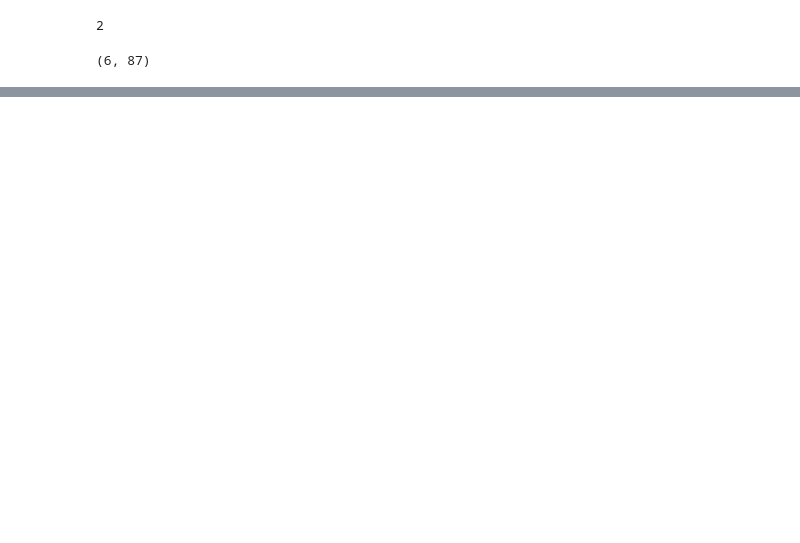
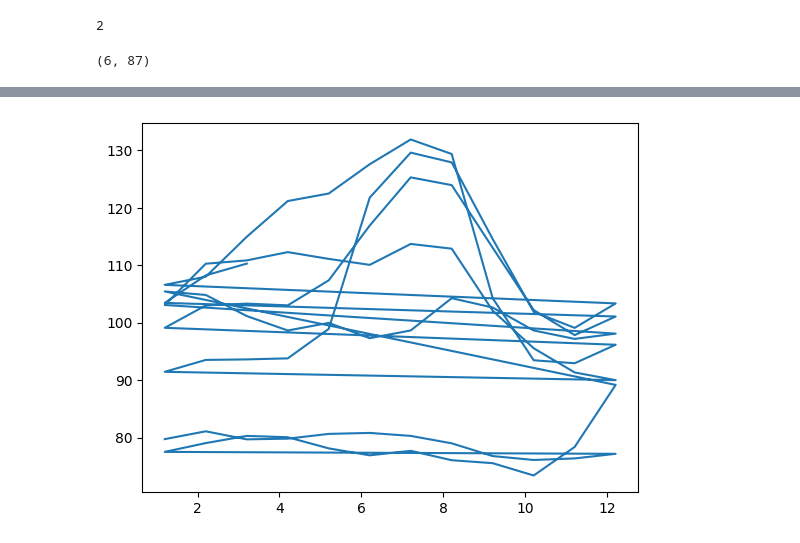
Before and after one commit to RubenAndreeB/AluraCourse, a Jupyter notebook: 02_NumPy_AnalisisNumericos/AnalisisNumerico_01.ipynb, the cells around one changed output, grey strips where cells are left out. Drawn from its saved outputs; the diff is of its cells as text; code cells hidden in the pictures; blank space fills up the shorter version.

```diff
--- a/02_NumPy_AnalisisNumericos/AnalisisNumerico_01.ipynb
+++ b/02_NumPy_AnalisisNumericos/AnalisisNumerico_01.ipynb
@@ -18,0 +82,6 @@ datos_transpuestos = datos.T
+# %%
+# Grafica para solo Moscow
+plt.plot(fechas, precios[:,0])
+plt.show()
+# %% [output]
+[figure, added]
```
Also changed, not shown: parts of 12 cells of this notebook.
